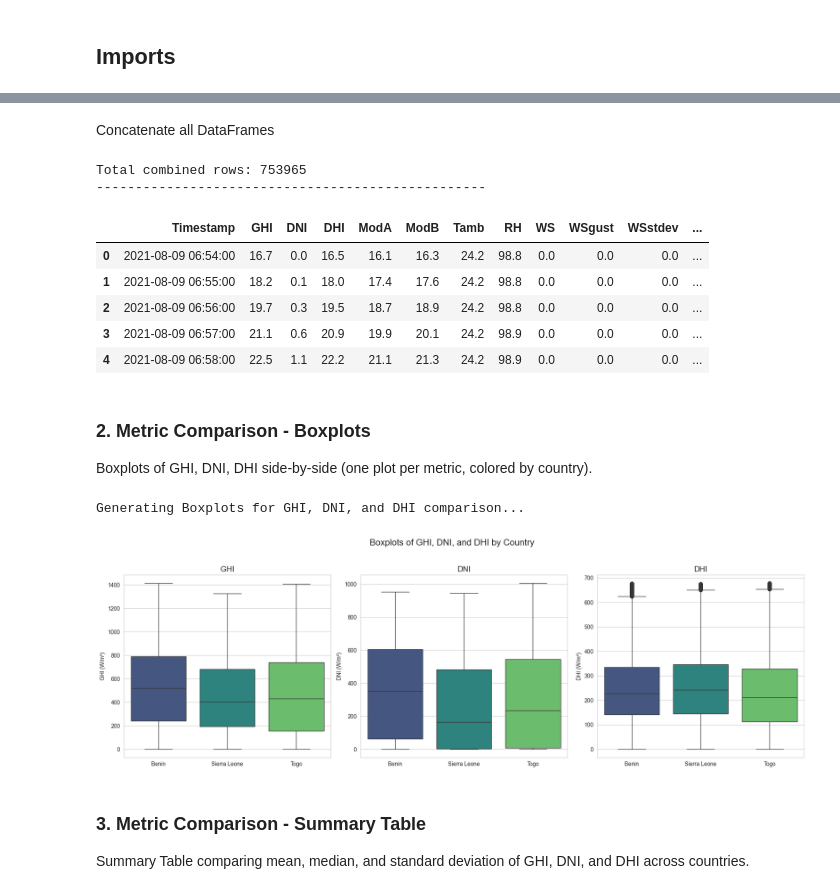
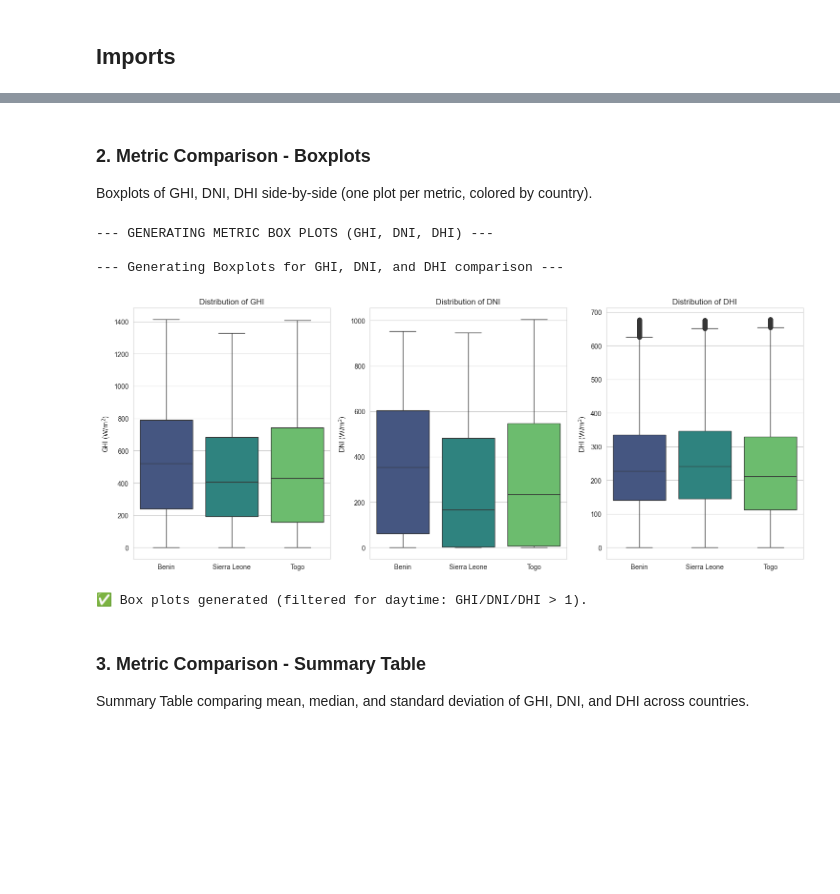
Before and after one commit to AdeyAmare/solar-challenge-week0, a Jupyter notebook: src/notebooks/compare_countries.ipynb, the cells around one changed output, grey strips where cells are left out. Saved outputs shown, nothing was run; the diff lists cells and outputs as text; code cells hidden in the pictures; blank space fills up the shorter version.

Commit message:
fix: add scripts for comparing

```diff
--- a/src/notebooks/compare_countries.ipynb
+++ b/src/notebooks/compare_countries.ipynb
@@ -5,19 +5,18 @@ Synthesize the cleaned datasets from Benin, Sierra Leone, and Togo to identify r
 # %% [markdown]
 ## Imports
 # %%
-import pandas as pd
-import numpy as np
-import matplotlib.pyplot as plt
-import seaborn as sns
-from scipy import stats
-import os
-
-sns.set_style("whitegrid")
+import sys
+sys.path.append('../../scripts')
+from compare_countries import ComparisonHandler
 # %%
-COUNTRIES = ['Benin', 'Sierra Leone', 'Togo']
-FILE_PATHS = {
+DYNAMIC_FILE_PATHS = {
     'Benin': '../../data/benin/benin_clean.csv',
     'Sierra Leone': '../../data/sierra-leone/sierra_leone_clean.csv',
     'Togo': '../../data/togo/togo_clean.csv'
 }
-METRICS = ['GHI', 'DNI', 'DHI']
+
+try:
+    comparison_handler = ComparisonHandler(file_paths=DYNAMIC_FILE_PATHS)
+    print("✅ ComparisonHandler instantiated successfully.")
+except ValueError as e:
+    print(f"!!! ERROR: {e}")
@@ -52,52 +58,17 @@ Loading cleaned datasets...
-# %% [markdown]
-Concatenate all DataFrames
-# %%
-
-df_combined = pd.concat(all_data, ignore_index=True)
-
-if df_combined.empty:
-    print("\n!!! All datasets failed to load. Cannot proceed with comparison.")
-    # Exit or raise error if all data failed. For this script, we'll continue with an empty check.
-else:
-    print(f"\nTotal combined rows: {len(df_combined)}")
-
-print("-" * 50)
-
-df_combined.head()
-# %% [output]
-Total combined rows: 753965
---------------------------------------------------
-|  | Timestamp | GHI | DNI | DHI | ModA | ModB | Tamb | RH | WS | WSgust | WSstdev | ... |
-| 0 | 2021-08-09 06:54:00 | 16.7 | 0.0 | 16.5 | 16.1 | 16.3 | 24.2 | 98.8 | 0.0 | 0.0 | 0.0 | ... |
-| 1 | 2021-08-09 06:55:00 | 18.2 | 0.1 | 18.0 | 17.4 | 17.6 | 24.2 | 98.8 | 0.0 | 0.0 | 0.0 | ... |
-| 2 | 2021-08-09 06:56:00 | 19.7 | 0.3 | 19.5 | 18.7 | 18.9 | 24.2 | 98.8 | 0.0 | 0.0 | 0.0 | ... |
-| 3 | 2021-08-09 06:57:00 | 21.1 | 0.6 | 20.9 | 19.9 | 20.1 | 24.2 | 98.9 | 0.0 | 0.0 | 0.0 | ... |
-| 4 | 2021-08-09 06:58:00 | 22.5 | 1.1 | 22.2 | 21.1 | 21.3 | 24.2 | 98.9 | 0.0 | 0.0 | 0.0 | ... |
 # %% [markdown]
 ### 2. Metric Comparison - Boxplots
 Boxplots of GHI, DNI, DHI side-by-side (one plot per metric, colored by country).
 # %%
-print("Generating Boxplots for GHI, DNI, and DHI comparison...")
-
-fig, axes = plt.subplots(1, 3, figsize=(18, 6))
-fig.suptitle('Boxplots of GHI, DNI, and DHI by Country', fontsize=16)
-
-for i, metric in enumerate(METRICS):
-    if metric in df_combined.columns:
-        sns.boxplot(x='Country', y=metric, hue='Country', data=df_combined,
-                    ax=axes[i], palette='viridis', legend=False)
-        axes[i].set_title(metric, fontsize=14)
-        axes[i].set_xlabel('')
-        axes[i].set_ylabel(f'{metric} (W/m²)')
-    else:
-        axes[i].set_title(f'{metric} data not available', fontsize=14)
-        axes[i].axis('off')
-
-plt.tight_layout(rect=[0, 0, 1, 0.95])
-plt.show()
+# Run the boxplot generation logic
+print("--- GENERATING METRIC BOX PLOTS (GHI, DNI, DHI) ---")
+comparison_handler.generate_boxplots()
+print("\n✅ Box plots generated (filtered for daytime: GHI/DNI/DHI > 1).")
 # %% [output]
-Generating Boxplots for GHI, DNI, and DHI comparison...
+--- GENERATING METRIC BOX PLOTS (GHI, DNI, DHI) ---
+
+--- Generating Boxplots for GHI, DNI, and DHI comparison ---
-[figure, old version]
+[figure, new version]
+✅ Box plots generated (filtered for daytime: GHI/DNI/DHI > 1).
 # %% [markdown]
 ### 3. Metric Comparison - Summary Table
 Summary Table comparing mean, median, and standard deviation of GHI, DNI, and DHI across countries.
```
Also changed, not shown: parts of 6 cells of this notebook, 1 other file.
